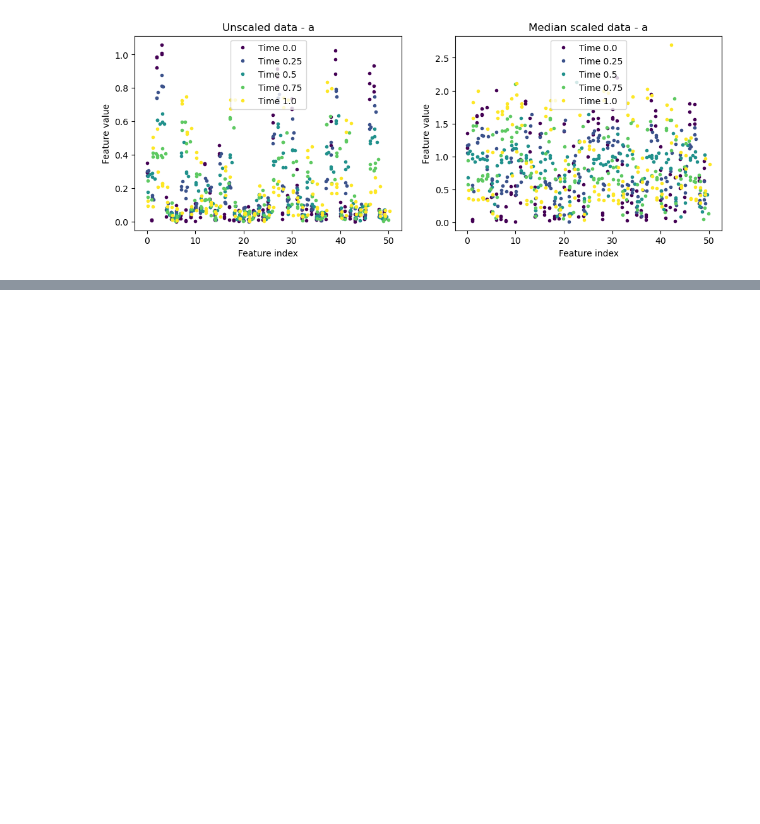
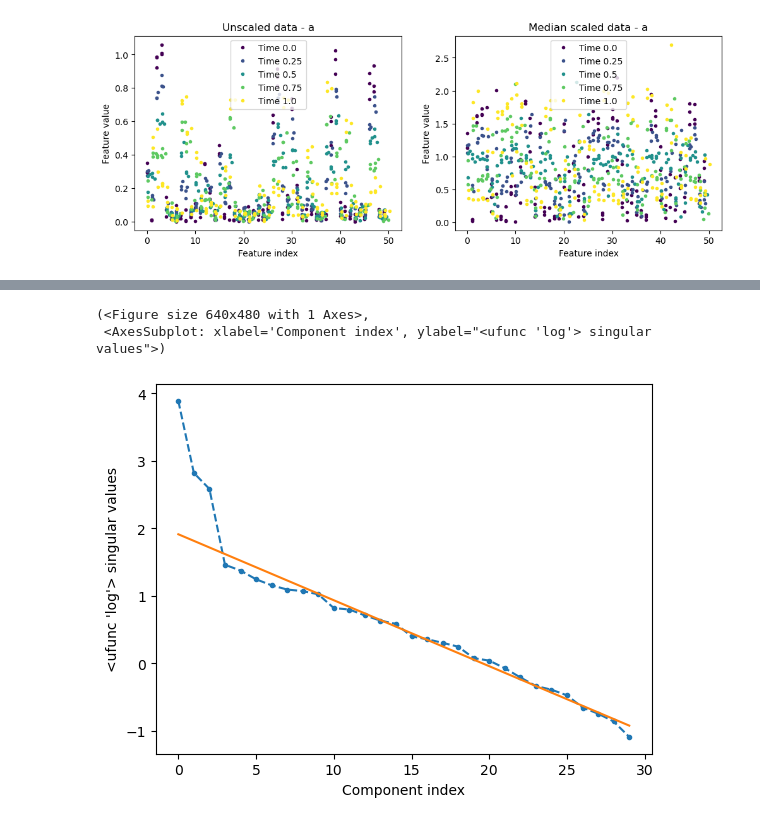
Before and after one commit to swaldherr/podomics, a Jupyter notebook: Tutorial.ipynb, the cells around one changed output, grey strips where cells are left out. Cells and saved outputs as stored; diff of their text form; code cells hidden in the pictures; blank space fills up the shorter version.

```diff
--- a/Tutorial.ipynb
+++ b/Tutorial.ipynb
@@ -95,0 +108,10 @@ Text(0.5, 1.0, 'Median scaled data - a')
+# %%
+import sklearn
+cluster_method = cluster.KMeans(n_clusters=3, n_init='auto')
+pod = podomics.POD(omics_medscaled, cluster=cluster_method, cluster_components=3)
+# %%
+pod.plot_singular_values(trafo=np.log, fit_line=0.7)
+# %% [output]
+(<Figure size 640x480 with 1 Axes>,
+ <AxesSubplot: xlabel='Component index', ylabel="<ufunc 'log'> singular values">)
+[figure, added]
```
Also changed, not shown: parts of 4 cells of this notebook, 5 other files.
